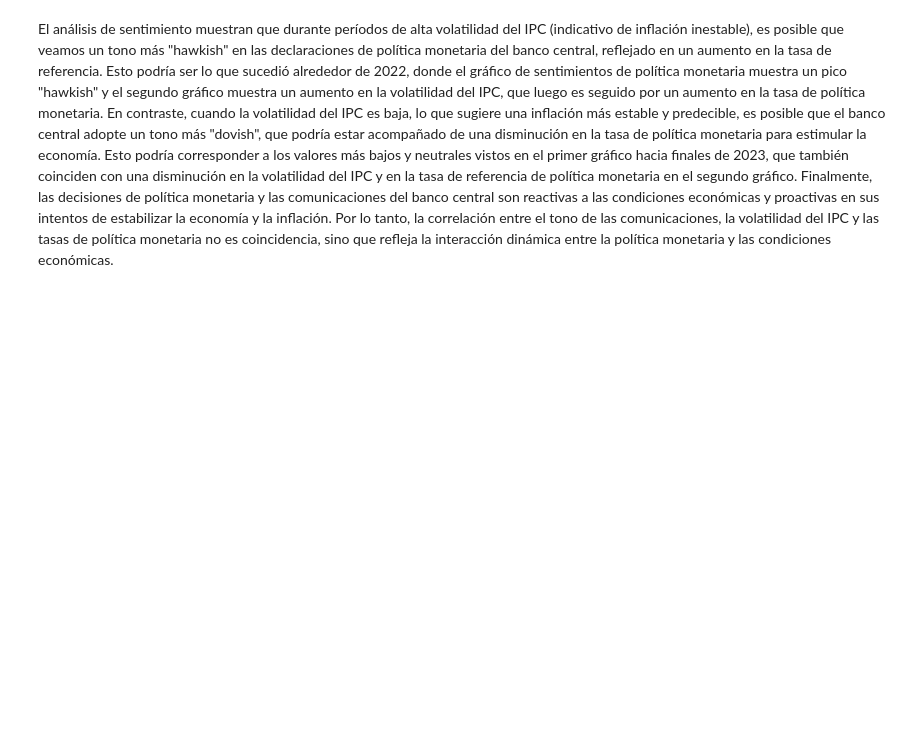
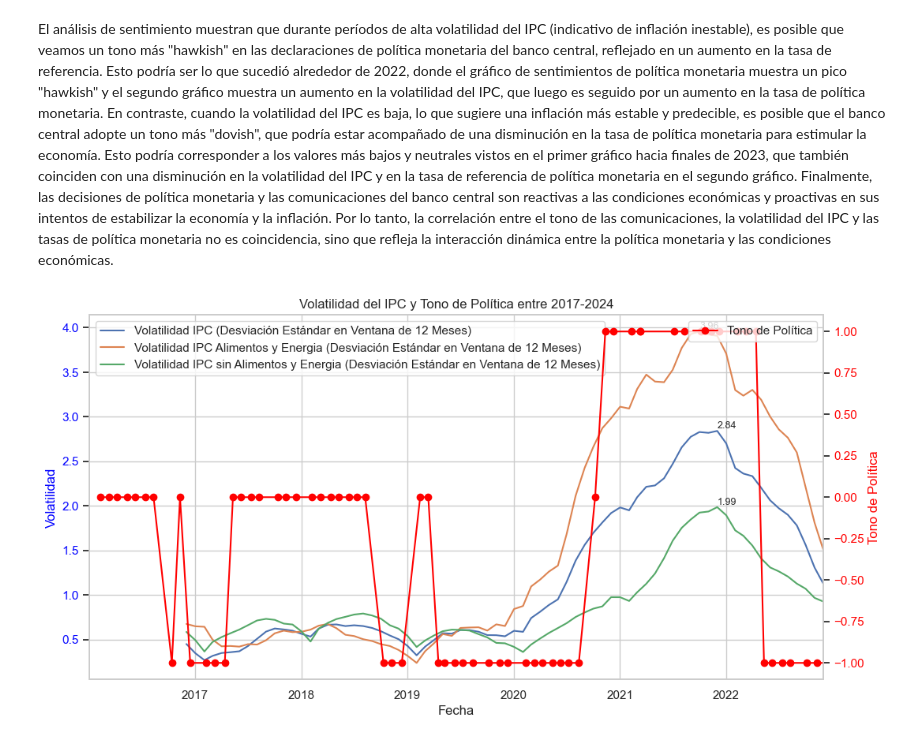
Before and after one commit to patriciajacqueline/proyecto-final-remon_mendoza_proyectofinal, a Jupyter notebook: proyecto_final_plantilla.ipynb, the cells around one changed output. Drawn from its saved outputs; the diff is of its cells as text; code cells hidden in the pictures; blank space fills up the shorter version.

```diff
--- a/proyecto_final_plantilla.ipynb
+++ b/proyecto_final_plantilla.ipynb
@@ -1224,3 +1213,72 @@ plt.show()
  El análisis de sentimiento muestran que durante períodos de alta volatilidad del IPC (indicativo de inflación inestable), es posible que veamos un tono más "hawkish" en las declaraciones de política monetaria del banco central, reflejado en un aumento en la tasa de referencia. Esto podría ser lo que sucedió alrededor de 2022, donde el gráfico de sentimientos de política monetaria muestra un pico "hawkish" y el segundo gráfico muestra un aumento en la volatilidad del IPC, que luego es seguido por un aumento en la tasa de política monetaria.
 En contraste, cuando la volatilidad del IPC es baja, lo que sugiere una inflación más estable y predecible, es posible que el banco central adopte un tono más "dovish", que podría estar acompañado de una disminución en la tasa de política monetaria para estimular la economía. Esto podría corresponder a los valores más bajos y neutrales vistos en el primer gráfico hacia finales de 2023, que también coinciden con una disminución en la volatilidad del IPC y en la tasa de referencia de política monetaria en el segundo gráfico.
 Finalmente, las decisiones de política monetaria y las comunicaciones del banco central son reactivas a las condiciones económicas y proactivas en sus intentos de estabilizar la economía y la inflación. Por lo tanto, la correlación entre el tono de las comunicaciones, la volatilidad del IPC y las tasas de política monetaria no es coincidencia, sino que refleja la interacción dinámica entre la política monetaria y las condiciones económicas.
+# %%
+
+# Establece 'Fecha' como el índice de resultados_tonos
+resultados_tonos = resultados_tonos.set_index('Fecha')
+
+# Filtra los datos desde 2017
+#resultados_tonos = resultados_tonos[resultados_tonos.index.year >= 2017]
+
+# Asegúrate de que las otras series de datos también tengan índices de tipo DatetimeIndex
+IPC.index = pd.to_datetime(IPC.index)
+IPC_AE.index = pd.to_datetime(IPC_AE.index)
+IPC_sin_AE.index = pd.to_datetime(IPC_sin_AE.index)
+# Filtra los datos desde 2017
+IPC = IPC[IPC.index.year >= 2017]
+IPC_AE = IPC_AE[IPC_AE.index.year >= 2017]
+IPC_sin_AE = IPC_sin_AE[IPC_sin_AE.index.year >= 2017]
+#resultados_tonos = resultados_tonos[resultados_tonos.index.year >= 2017]
+
+# Calcula la desviación estándar en una ventana móvil de 12 meses
+IPC['volatilidad'] = IPC['indice'].rolling(window=12).std()
+IPC_AE['volatilidad'] = IPC_AE['indice'].rolling(window=12).std()
+IPC_sin_AE['volatilidad'] = IPC_sin_AE['indice'].rolling(window=12).std()
+
+# Encuentra el valor máximo y su fecha para cada serie
+max_valor_IPC = IPC['volatilidad'].max()
+fecha_max_IPC = IPC['volatilidad'].idxmax()
+max_valor_IPC_AE = IPC_AE['volatilidad'].max()
+fecha_max_IPC_AE = IPC_AE['volatilidad'].idxmax()
+max_valor_IPC_sin_AE = IPC_sin_AE['volatilidad'].max()
+fecha_max_IPC_sin_AE = IPC_sin_AE['volatilidad'].idxmax()
+
+# Crea la figura y el primer eje (izquierdo)
+fig, ax1 = plt.subplots(figsize=(12, 6))
+
+# Grafica la volatilidad en el primer eje (izquierdo)
+ax1.plot(IPC.index, IPC['volatilidad'], label='Volatilidad IPC (Desviación Estándar en Ventana de 12 Meses)')
+ax1.plot(IPC_AE.index, IPC_AE['volatilidad'], label='Volatilidad IPC Alimentos y Energia (Desviación Estándar en Ventana de 12 Meses)')
+ax1.plot(IPC_sin_AE.index, IPC_sin_AE['volatilidad'], label='Volatilidad IPC sin Alimentos y Energia (Desviación Estándar en Ventana de 12 Meses)')
+
+# Coloca el texto con el valor máximo en el gráfico
+ax1.text(fecha_max_IPC, max_valor_IPC, f'{max_valor_IPC:.2f}', fontsize=9, verticalalignment='bottom')
+ax1.text(fecha_max_IPC_AE, max_valor_IPC_AE, f'{max_valor_IPC_AE:.2f}', fontsize=9, verticalalignment='bottom')
+ax1.text(fecha_max_IPC_sin_AE, max_valor_IPC_sin_AE, f'{max_valor_IPC_sin_AE:.2f}', fontsize=9, verticalalignment='bottom')
+
+# Configura el primer eje (izquierdo)
+ax1.set_ylabel('Volatilidad', color='blue')
+ax1.tick_params(axis='y', labelcolor='blue')
+ax1.legend(loc='upper left')
+
+# Configura los límites y los ticks del eje x
+ax1.set_xlim(IPC.index.min(), IPC.index.max())
+ax1.set_xticks(pd.date_range(IPC.index.min(), IPC.index.max(), freq='Y'))  # Ajusta la frecuencia según tus necesidades
+ax1.set_xlabel('Fecha')
+
+# Crea el segundo eje (derecho) y comparte el mismo eje x
+ax2 = ax1.twinx()
+
+# Grafica el tono de política en el segundo eje (derecho)
+ax2.plot(resultados_tonos.index, resultados_tonos['Valor'], marker='o', linestyle='-', color='red', label='Tono de Política')
+
+# Configura el segundo eje (derecho)
+ax2.set_ylabel('Tono de Política', color='red')
+ax2.tick_params(axis='y', labelcolor='red')
+ax2.legend(loc='upper right')
+plt.grid(False)
+plt.title('Volatilidad del IPC y Tono de Política entre 2017-2024')
+plt.show()
+# %% [output]
+[figure, added]
```
Also changed, not shown: parts of 15 cells of this notebook, 4 other files.
